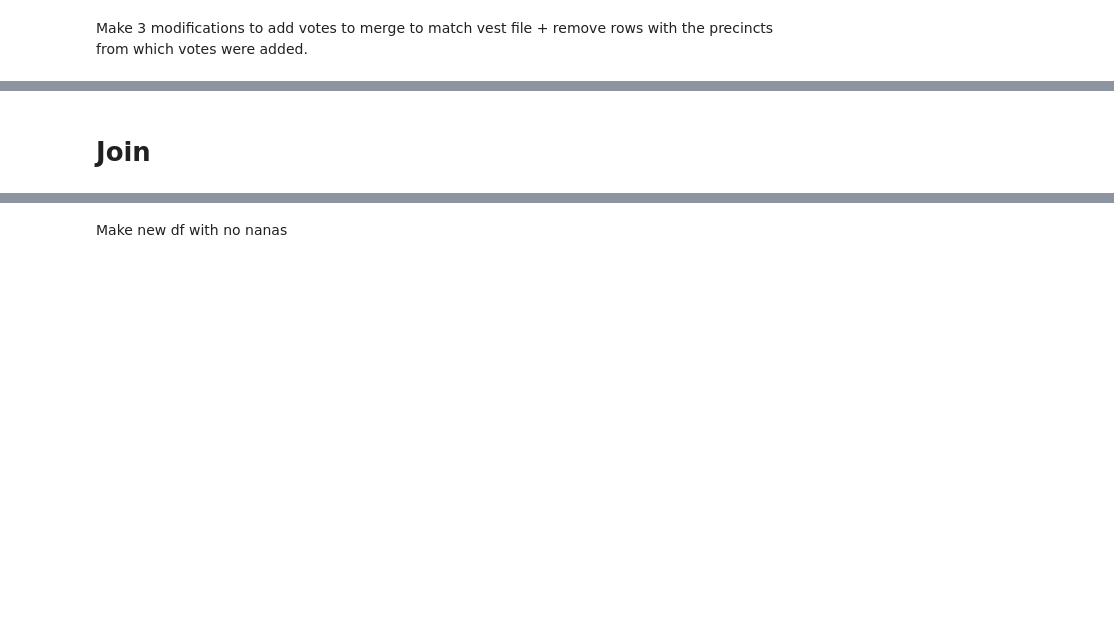
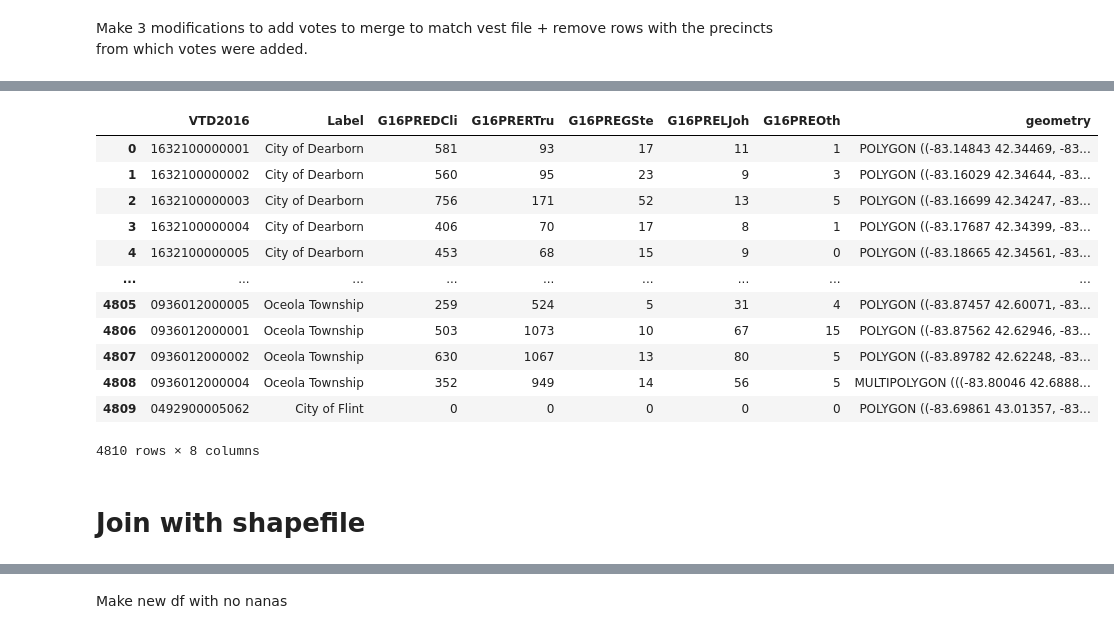
Before and after one commit to nonpartisan-redistricting-datahub/pdv-mi, a Jupyter notebook: vest-mi-2016/vest_mi_2016.ipynb, the cells around one changed output, grey strips where cells are left out. Cells and saved outputs as stored; diff of their text form; code cells hidden in the pictures; blank space fills up the shorter version.

```diff
--- a/vest-mi-2016/vest_mi_2016.ipynb
+++ b/vest-mi-2016/vest_mi_2016.ipynb
@@ -906,4 +1065,20 @@ df_with_avcb_and_stat_reallocated = df_with_avcb_and_stat_reallocated[~(df_with_
+# %%
+gdfv
+# %% [output]
+|  | VTD2016 | Label | G16PREDCli | G16PRERTru | G16PREGSte | G16PRELJoh | G16PREOth | geometry |
+| 0 | 1632100000001 | City of Dearborn | 581 | 93 | 17 | 11 | 1 | POLYGON ((-83.14843 42.34469, -83... |
+| 1 | 1632100000002 | City of Dearborn | 560 | 95 | 23 | 9 | 3 | POLYGON ((-83.16029 42.34644, -83... |
+| 2 | 1632100000003 | City of Dearborn | 756 | 171 | 52 | 13 | 5 | POLYGON ((-83.16699 42.34247, -83... |
+| 3 | 1632100000004 | City of Dearborn | 406 | 70 | 17 | 8 | 1 | POLYGON ((-83.17687 42.34399, -83... |
+| 4 | 1632100000005 | City of Dearborn | 453 | 68 | 15 | 9 | 0 | POLYGON ((-83.18665 42.34561, -83... |
+| ... | ... | ... | ... | ... | ... | ... | ... | ... |
+| 4805 | 0936012000005 | Oceola Township | 259 | 524 | 5 | 31 | 4 | POLYGON ((-83.87457 42.60071, -83... |
+| 4806 | 0936012000001 | Oceola Township | 503 | 1073 | 10 | 67 | 15 | POLYGON ((-83.87562 42.62946, -83... |
+| 4807 | 0936012000002 | Oceola Township | 630 | 1067 | 13 | 80 | 5 | POLYGON ((-83.89782 42.62248, -83... |
+| 4808 | 0936012000004 | Oceola Township | 352 | 949 | 14 | 56 | 5 | MULTIPOLYGON (((-83.80046 42.6888... |
+| 4809 | 0492900005062 | City of Flint | 0 | 0 | 0 | 0 | 0 | POLYGON ((-83.69861 43.01357, -83... |
+4810 rows × 8 columns
 # %% [markdown]
-# Join
+# Join with shapefile
 # %%
 shp.shape
```
Also changed, not shown: parts of 90 cells of this notebook.
